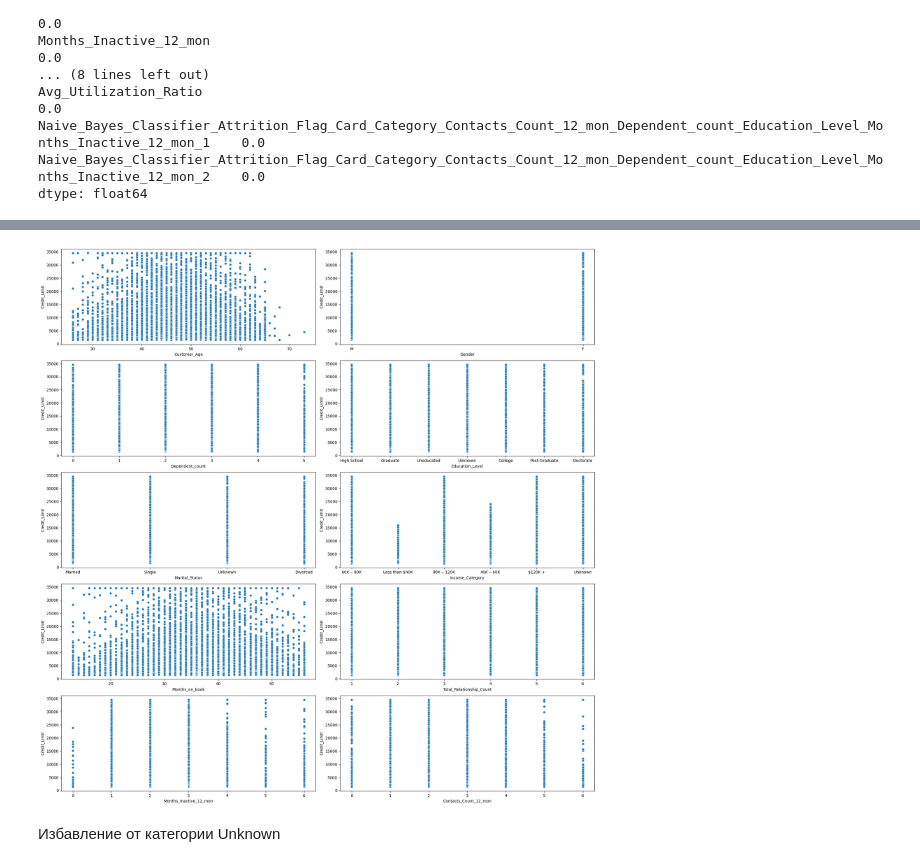
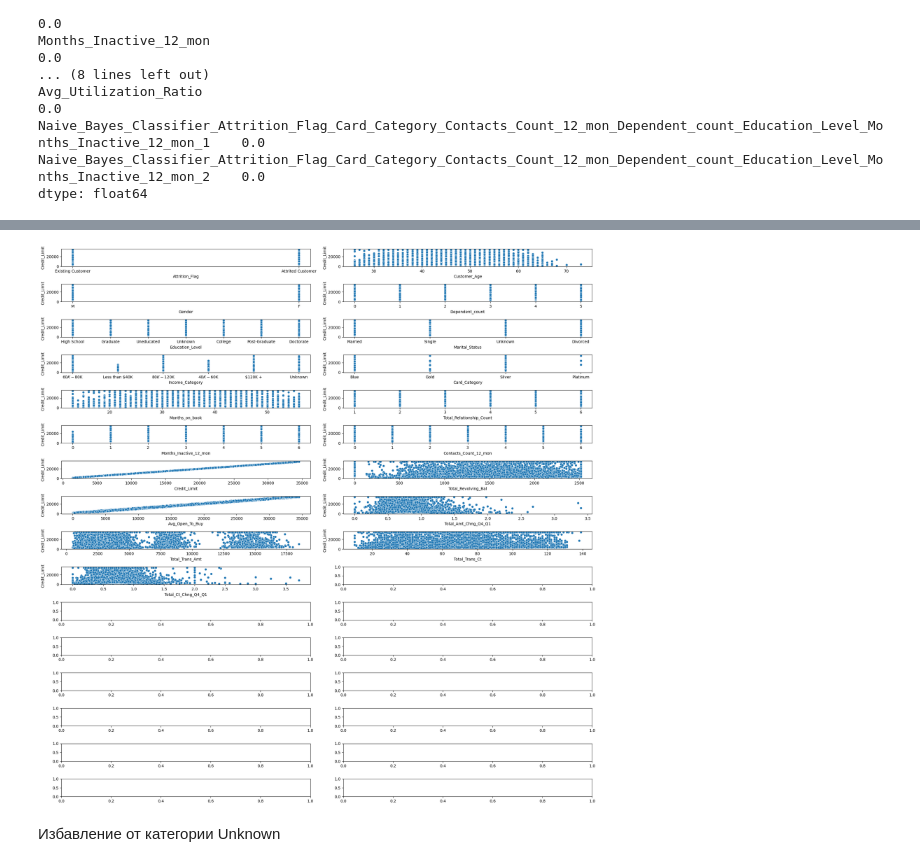
Before and after one commit to rawr-0/ML_practice_proj, a Jupyter notebook: first.ipynb, the cells around one changed output, grey strips where cells are left out. Drawn from its saved outputs; the diff is of its cells as text; code cells hidden in the pictures.

```diff
--- a/first.ipynb
+++ b/first.ipynb
@@ -99,17 +108,17 @@ for i in dataset:
 # %%
-fig, axes = plt.subplots(5, 2, figsize=(20, 20))
+fig, axes = plt.subplots(16, 2, figsize=(20, 20))
 axes_flattened = axes.reshape(-1)
 for i in range(len(dataset.columns)-1):
     ax = axes_flattened[i]
     sns.scatterplot(
         x=dataset.iloc[:, i],
         y='Credit_Limit',
-        data=dataset.dropna(),
+        data=dataset,
         ax=ax,
     )
 fig.tight_layout(pad=1.0)
 # %% [output]
-[figure, old version]
+[figure, new version]
 # %% [markdown]
 Избавление от категории Unknown
 # %%
```
Also changed, not shown: parts of 10 cells of this notebook.
